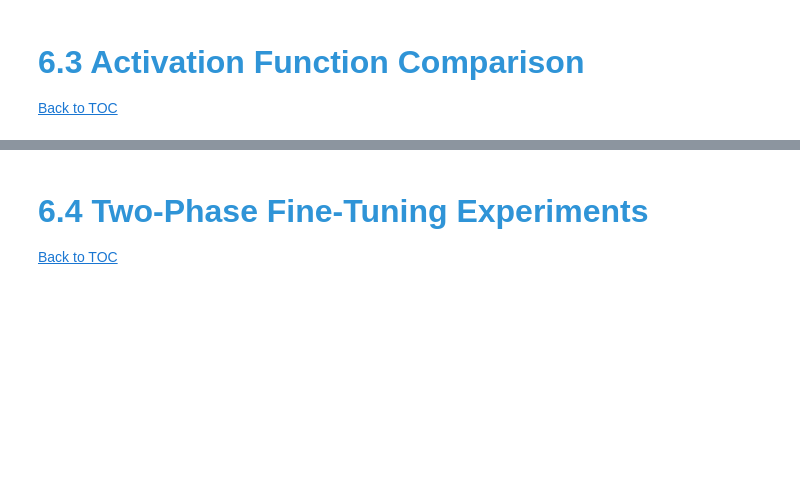
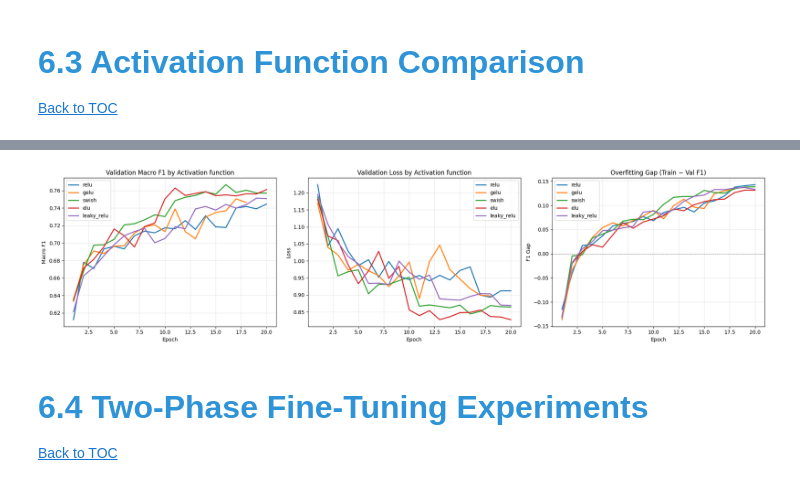
Before and after one commit to guilhermetnsilva/deep-learning-project, a Jupyter notebook: Modeling.ipynb, the cells around one changed output, grey strips where cells are left out. Drawn from its saved outputs; the diff is of its cells as text; code cells hidden in the pictures; blank space fills up the shorter version.

Commit message:
Activation functions loop results

```diff
--- a/Modeling.ipynb
+++ b/Modeling.ipynb
@@ -678,7 +678,7 @@ The Adam optimizer achieved the best best macro F1 score and Top-3 accurcay, whi
 # %%
 ACTIVATIONS = ['relu', 'gelu', 'swish', 'elu', 'leaky_relu']
 
-ACT_BACKBONE = 'ConvNeXtTiny'
+ACT_BACKBONE = 'EfficientNetV2S'
 cfg = BACKBONE_CONFIGS[ACT_BACKBONE]
 # %%
 activation_results = {}
@@ -716,10 +734,10 @@ print(f'{"="*60}')
 # ── Activation Functions Comparison Results ────────────────────────────────
 
 print(f'\nActivation function comparison for backbone: {ACT_BACKBONE}\n')
-print(f'{"Activation function":<20} {"Val Macro F1":>14} {"Val Top-3":>12} {"Val Loss":>10}')
-print('-' * 58)
+print(f'{"Activation function":<20} {"Val Macro F1":>14} {"Val Top-3":>12} {"Val Loss":>10}{"Overfit":>10}')
+print('-' * 70)
 
 for name, r in sorted(activation_results.items(),
-                      key=lambda x: x[1]['best_val_f1'], reverse=True):
-    print(f'{name:<20} {r["best_val_f1"]:>14.4f} '
-          f'{r["best_val_top3"]:>12.4f} {r["min_val_loss"]:>10.4f}')
+                      key=lambda x: x[1]['p1_val_f1'], reverse=True):
+    print(f'{name:<20} {r["p1_val_f1"]:>14.4f} '
+          f'{r["p1_val_top3"]:>12.4f} {r["p1_val_loss"]:>10.4f}{r["p1_overfit"]:>10.4f}')
@@ -726,38 +754,34 @@ for name, r in sorted(activation_results.items(),
 # %%
 # ── Curves: F1, Loss, Overfitting Gap ──────────────────────────────────────
 fig, axes = plt.subplots(1, 3, figsize=(20, 5))
 
 for name, r in activation_results.items():
-    epochs = range(1, len(r['history']['val_macro_f1']) + 1)
+    hist    = r['p1_history']
+    epochs  = range(1, len(hist['val_macro_f1']) + 1)
 
-    axes[0].plot(epochs, r['history']['val_macro_f1'], label=name, linewidth=2)
-    axes[1].plot(epochs, r['history']['val_loss'], label=name, linewidth=2)
+    axes[0].plot(epochs, hist['val_macro_f1'], label=name, linewidth=2)
+    axes[1].plot(epochs, hist['val_loss'],     label=name, linewidth=2)
 
-    gap = [tr - va for tr, va in zip(r['history']['macro_f1'],
-                                     r['history']['val_macro_f1'])]
+    gap = [tr - va for tr, va in zip(hist['macro_f1'], hist['val_macro_f1'])]
     axes[2].plot(epochs, gap, label=name, linewidth=2)
 
-axes[0].set_title('Validation Macro F1 by Activation Function')
-axes[0].set_xlabel('Epoch')
-axes[0].set_ylabel('Macro F1')
-axes[0].legend()
-axes[0].grid(alpha=0.3)
+axes[0].set_title('Validation Macro F1 by Activation function')
+axes[0].set_xlabel('Epoch'); axes[0].set_ylabel('Macro F1')
+axes[0].legend(); axes[0].grid(alpha=0.3)
 
-axes[1].set_title('Validation Loss by Activation Function')
-axes[1].set_xlabel('Epoch')
-axes[1].set_ylabel('Loss')
-axes[1].legend()
-axes[1].grid(alpha=0.3)
+axes[1].set_title('Validation Loss by Activation function')
+axes[1].set_xlabel('Epoch'); axes[1].set_ylabel('Loss')
+axes[1].legend(); axes[1].grid(alpha=0.3)
 
 axes[2].axhline(0, color='gray', linestyle='--', linewidth=0.8)
 axes[2].set_title('Overfitting Gap (Train − Val F1)')
-axes[2].set_xlabel('Epoch')
-axes[2].set_ylabel('F1 Gap')
-axes[2].legend()
-axes[2].grid(alpha=0.3)
+axes[2].set_xlabel('Epoch'); axes[2].set_ylabel('F1 Gap')
+axes[2].legend(); axes[2].grid(alpha=0.3)
 
 plt.tight_layout()
 plt.show()
+# %% [output]
+[figure, added]
 # %% [markdown]
 # <font color='#2f94d7' size=6>**6.4 Two-Phase Fine-Tuning Experiments**</font> <a class="anchor" id="6_4"></a>
 
```
Also changed, not shown: parts of 3 cells of this notebook.
